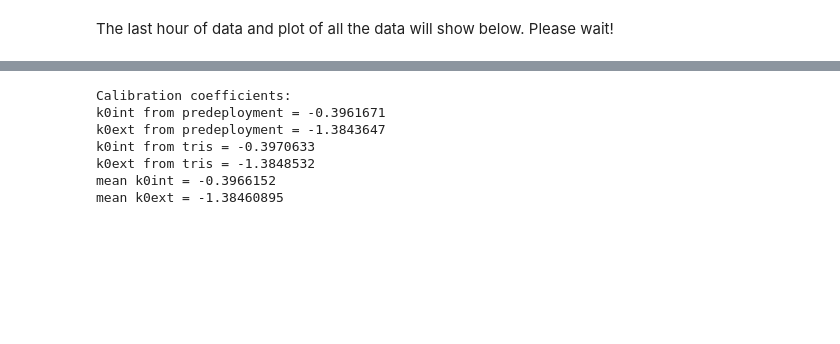
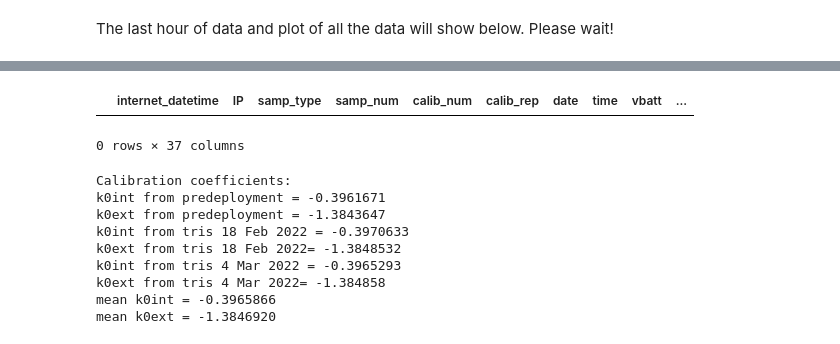
Before and after one commit to taylorwirth4/ScrippsPierSCS_SASS, a Jupyter notebook: SIOpier_SCS_dr_live.ipynb, the cells around one changed output, grey strips where cells are left out. Cells and saved outputs as stored; diff of their text form; code cells hidden in the pictures; blank space fills up the shorter version.

Commit message:
added most recent calibration
Also removed the calibration samples from the plot

```diff
--- a/SIOpier_SCS_dr_live.ipynb
+++ b/SIOpier_SCS_dr_live.ipynb
@@ -53,38 +50,55 @@ df.tail(6)
 6 rows × 37 columns
 # %%
 caldf = df.loc[df['samp_type']==1]
+df = df.drop(df[df.samp_type==1].index) # remove calibration samples from the data frame
+# %% [output]
+|  | internet_datetime | IP | samp_type | samp_num | calib_num | calib_rep | date | time | vbatt | ... |
+0 rows × 37 columns
 # %%
+print('\n\033[1m'+'Calibration coefficients:'+'\033[0m')
 k0int = -0.3961671
 k0ext = -1.3843647
+print('k0int from predeployment =', k0int)
+print('k0ext from predeployment =', k0ext)
 
 # calibration coefficients from first automated tris calibration on Feb 18, 2022
-k0int_tris = -0.3970633
-k0ext_tris = -1.3848532
+k0int_tris1 = -0.3970633
+k0ext_tris1 = -1.3848532
+print('k0int from tris 18 Feb 2022 =', k0int_tris1)
+print('k0ext from tris 18 Feb 2022=', k0ext_tris1)
 
-print('\n\033[1m'+'Calibration coefficients:'+'\033[0m')
-print('k0int from predeployment =', k0int)
-print('k0ext from predeployment =', k0ext)
-print('k0int from tris =', k0int_tris)
-print('k0ext from tris =', k0ext_tris)
-print('mean k0int =', (k0int+k0int_tris)/2)
-print('mean k0ext =', (k0ext+k0ext_tris)/2)
+# calibration coefficients from first automated tris calibration on Mar 4, 2022
+k0int_tris2 = -0.3965293
+k0ext_tris2 = -1.3848580
+print('k0int from tris 4 Mar 2022 =', k0int_tris2)
+print('k0ext from tris 4 Mar 2022=', k0ext_tris2)
+
+k0int_tris = (k0int_tris1+k0int_tris2)/2
+k0ext_tris = (k0ext_tris1+k0ext_tris2)/2
+
+k0intmean = (k0int+k0int_tris1+k0int_tris2)/3
+k0extmean = (k0ext+k0ext_tris1+k0ext_tris2)/3
+print('mean k0int = {0:.7f}'.format(k0intmean))
+print('mean k0ext = {0:.7f}'.format(k0extmean))
 
 datetime = list(df['date'] + ' ' + df['time']) # combine date and time to use for plots
 Vint = df.vint.astype(float)
 Vext = df.vext.astype(float)
 T_C = df.SBEtemp.astype(float)
 sal = df.SBEsal.astype(float)
-pHint_SBE = pHint_from_Vint_k0int.pHint_from_Vint_k0int((k0int+k0int_tris)/2, Vint, T_C)
+pHint_SBE = pHint_from_Vint_k0int.pHint_from_Vint_k0int(k0intmean, Vint, T_C)
 pHint_tris = pHint_from_Vint_k0int.pHint_from_Vint_k0int(k0int_tris,Vint, T_C)
-pHext_SBE = pHext_from_Vext_k0ext.pHext_from_Vext_k0ext((k0ext+k0ext_tris)/2, Vext, T_C, sal)
+pHext_SBE = pHext_from_Vext_k0ext.pHext_from_Vext_k0ext(k0extmean, Vext, T_C, sal)
 pHext_tris = pHext_from_Vext_k0ext.pHext_from_Vext_k0ext(k0ext_tris, Vext, T_C, sal)
 # %% [output]
 Calibration coefficients:
 k0int from predeployment = -0.3961671
 k0ext from predeployment = -1.3843647
-k0int from tris = -0.3970633
-k0ext from tris = -1.3848532
-mean k0int = -0.3966152
-mean k0ext = -1.38460895
+k0int from tris 18 Feb 2022 = -0.3970633
+k0ext from tris 18 Feb 2022= -1.3848532
+k0int from tris 4 Mar 2022 = -0.3965293
+k0ext from tris 4 Mar 2022= -1.384858
+mean k0int = -0.3965866
+mean k0ext = -1.3846920
 # %%
 plot_all.plot_all(datetime,pHint_SBE,pHext_SBE,df.O2con,df.O2sat,df.SBEtemp,df.O2temp,df.pHtemp,df.SBEsal,df.press)
```
Also changed, not shown: parts of 2 cells of this notebook, 1 other file.
